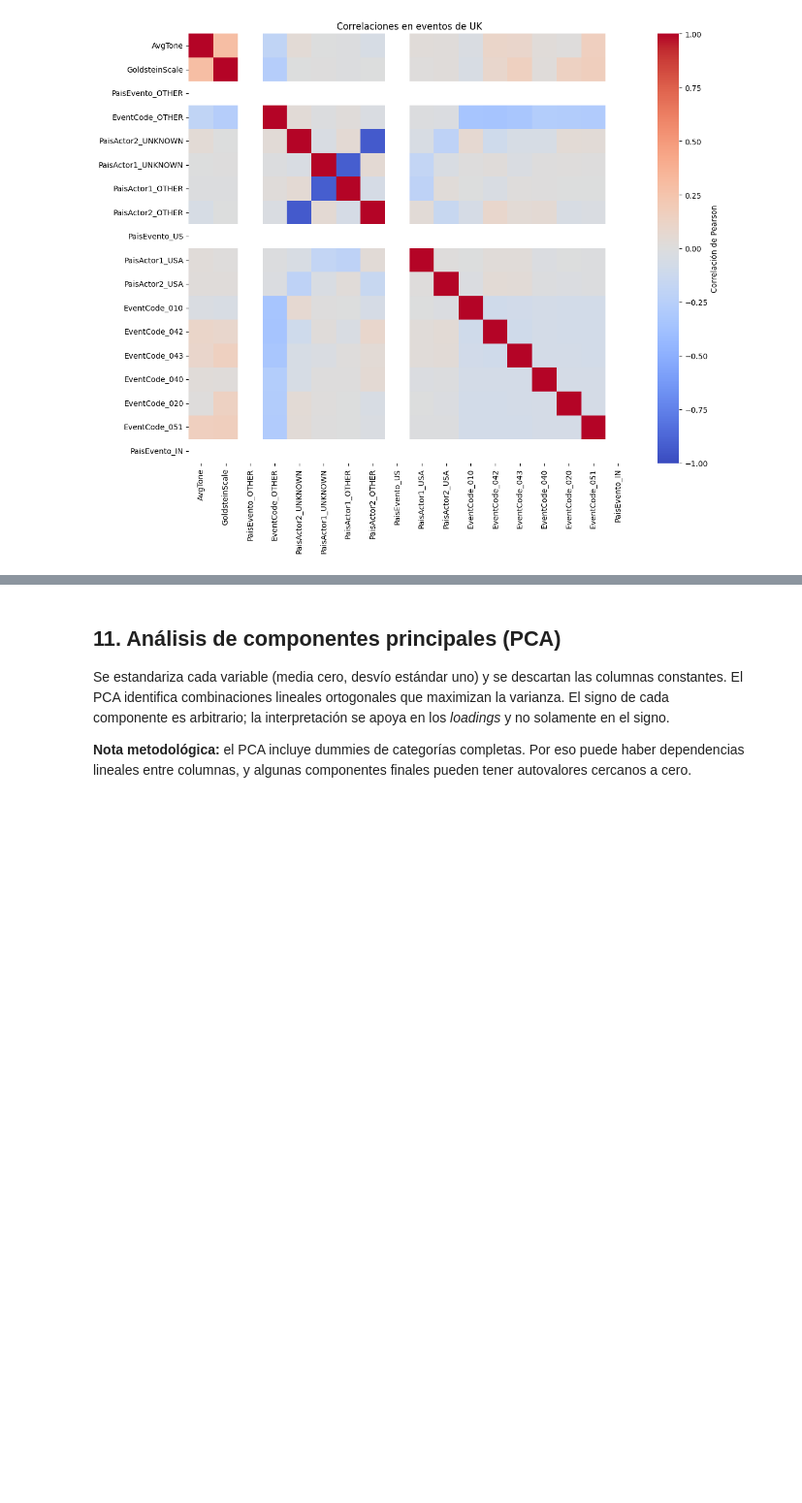
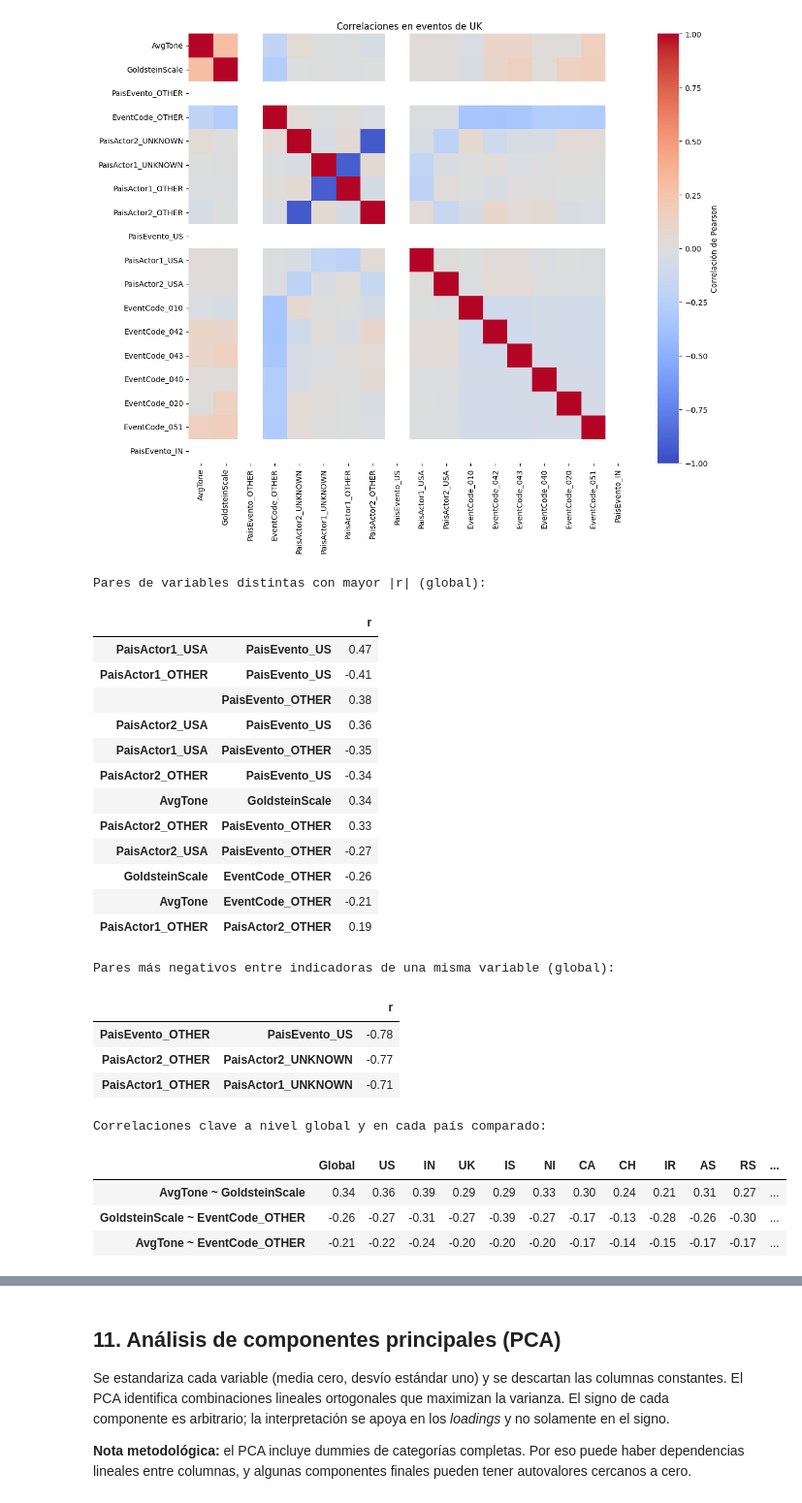
Before and after one commit to Mpretel/IID_MP, a Jupyter notebook: TP/tp3/notebooks/TP3.ipynb, the cells around one changed output, grey strips where cells are left out. Shown at 97% size. Saved outputs shown, nothing was run; the diff lists cells and outputs as text; code cells hidden in the pictures; blank space fills up the shorter version.

```diff
--- a/TP/tp3/notebooks/TP3.ipynb
+++ b/TP/tp3/notebooks/TP3.ipynb
@@ -568,3 +671,66 @@ País: IN | eventos: 40709
 [figure]
 País: UK | eventos: 38053
 [figure]
+# %%
+# Pares más correlacionados a nivel global. Se separan los pares de indicadoras
+# de una misma variable: son mutuamente excluyentes, así que su correlación
+# negativa sale de la codificación.
+def variable_origen(columna):
+    return columna.split("_")[0]
+
+pares_globales = (
+    corr_global.where(np.triu(np.ones(corr_global.shape, dtype=bool), k=1))
+    .stack()
+    .rename("r")
+)
+misma_variable = np.array([variable_origen(a) == variable_origen(b) for a, b in pares_globales.index])
+pares_distintas = pares_globales[~misma_variable]
+pares_distintas = pares_distintas.reindex(pares_distintas.abs().sort_values(ascending=False).index)
+
+print("Pares de variables distintas con mayor |r| (global):")
+display(pares_distintas.head(12).round(2).to_frame())
+print("Pares más negativos entre indicadoras de una misma variable (global):")
+display(pares_globales[misma_variable].sort_values().head(3).round(2).to_frame())
+
+# Pares clave en cada país. Los pares con PaisEvento no se incluyen porque
+# dentro de un país esas indicadoras son constantes (correlación NaN).
+pares_clave = [
+    ("AvgTone", "GoldsteinScale"),
+    ("GoldsteinScale", "EventCode_OTHER"),
+    ("AvgTone", "EventCode_OTHER"),
+]
+tabla_pares_paises = pd.DataFrame(
+    {"Global": [corr_global.loc[a, b] for a, b in pares_clave]}
+    | {
+        pais: [correlaciones_paises[pais].loc[a, b] for a, b in pares_clave]
+        for pais in paises_comparados
+    },
+    index=[f"{a} ~ {b}" for a, b in pares_clave],
+)
+print("Correlaciones clave a nivel global y en cada país comparado:")
+display(tabla_pares_paises.round(2))
+# %% [output]
+Pares de variables distintas con mayor |r| (global):
+|  |  | r |
+| PaisActor1_USA | PaisEvento_US | 0.47 |
+| PaisActor1_OTHER | PaisEvento_US | -0.41 |
+|  | PaisEvento_OTHER | 0.38 |
+| PaisActor2_USA | PaisEvento_US | 0.36 |
+| PaisActor1_USA | PaisEvento_OTHER | -0.35 |
+| PaisActor2_OTHER | PaisEvento_US | -0.34 |
+| AvgTone | GoldsteinScale | 0.34 |
+| PaisActor2_OTHER | PaisEvento_OTHER | 0.33 |
+| PaisActor2_USA | PaisEvento_OTHER | -0.27 |
+| GoldsteinScale | EventCode_OTHER | -0.26 |
+| AvgTone | EventCode_OTHER | -0.21 |
+| PaisActor1_OTHER | PaisActor2_OTHER | 0.19 |
+Pares más negativos entre indicadoras de una misma variable (global):
+|  |  | r |
+| PaisEvento_OTHER | PaisEvento_US | -0.78 |
+| PaisActor2_OTHER | PaisActor2_UNKNOWN | -0.77 |
+| PaisActor1_OTHER | PaisActor1_UNKNOWN | -0.71 |
+Correlaciones clave a nivel global y en cada país comparado:
+|  | Global | US | IN | UK | IS | NI | CA | CH | IR | AS | RS | ... |
+| AvgTone ~ GoldsteinScale | 0.34 | 0.36 | 0.39 | 0.29 | 0.29 | 0.33 | 0.30 | 0.24 | 0.21 | 0.31 | 0.27 | ... |
+| GoldsteinScale ~ EventCode_OTHER | -0.26 | -0.27 | -0.31 | -0.27 | -0.39 | -0.27 | -0.17 | -0.13 | -0.28 | -0.26 | -0.30 | ... |
+| AvgTone ~ EventCode_OTHER | -0.21 | -0.22 | -0.24 | -0.20 | -0.20 | -0.20 | -0.17 | -0.14 | -0.15 | -0.17 | -0.17 | ... |
```
Also changed, not shown: parts of 30 cells of this notebook, 1 other file.
